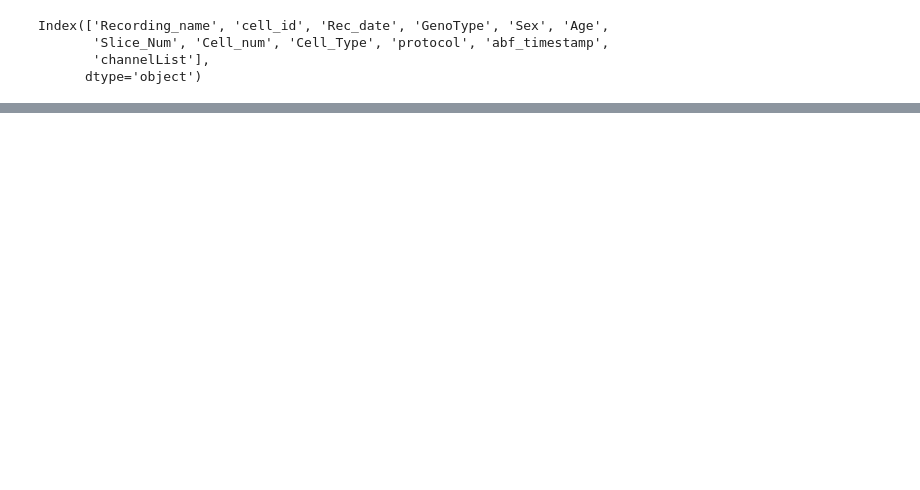
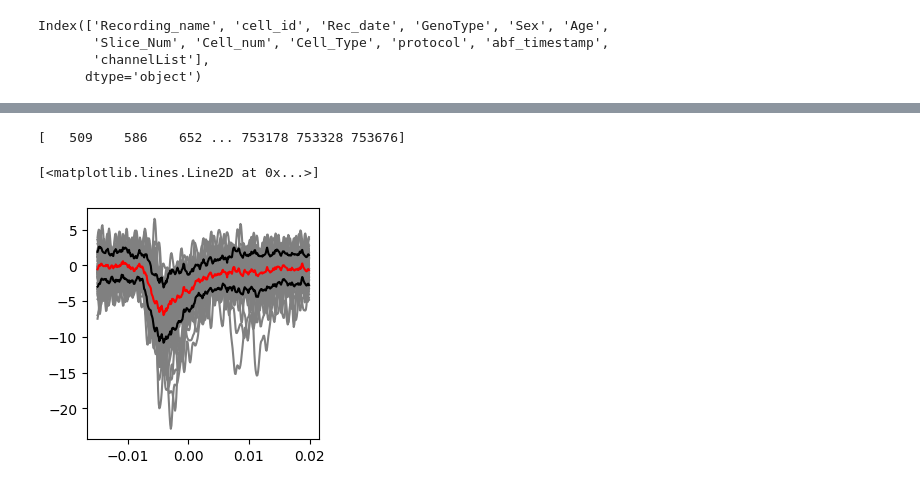
Before and after one commit to dtabuena/EphysLib, a Jupyter notebook: Synapse.ipynb, the cells around one changed output, grey strips where cells are left out. Saved outputs shown, nothing was run; the diff lists cells and outputs as text; code cells hidden in the pictures; blank space fills up the shorter version.

```diff
--- a/Synapse.ipynb
+++ b/Synapse.ipynb
@@ -278,0 +305,36 @@ ValueError: ignored
+# %%
+corr_thresh = 3;
+is_corr_event = abs(corr)>corr_thresh
+is_corr_event = np.diff(is_corr_event,prepend=0)>0
+event_inds = np.where(is_corr_event)[0]
+print(event_inds)
+# event_stack = []
+
+
+
+
+x0t = -.015
+x1t = 0.02
+x0n = x0t*fs
+x1n = x1t*fs
+
+fig,ax = plt.subplots(1,figsize=[3,3])
+time_wind = np.arange(x0t,x1t,1/fs)
+stack = []
+for e in event_inds:
+    indx_wind = e + np.arange(x0n,x1n,dtype=int)
+    try:
+        resp_wind = response_f1[indx_wind]
+        ax.plot(time_wind,resp_wind,'grey')
+        stack.append(resp_wind)
+    except: None
+stack = np.stack(stack)
+epsc_mean = np.median(stack,axis=0)
+epsc_std = np.std(stack,axis=0)
+ax.plot(time_wind,epsc_mean,color='red')
+ax.plot(time_wind,epsc_mean+epsc_std,color='k')
+ax.plot(time_wind,epsc_mean-epsc_std,color='k')
+# %% [output]
+[   509    586    652 ... 753178 753328 753676]
+[<matplotlib.lines.Line2D at 0x...>]
+[figure, added]
```
Also changed, not shown: parts of 6 cells of this notebook.
